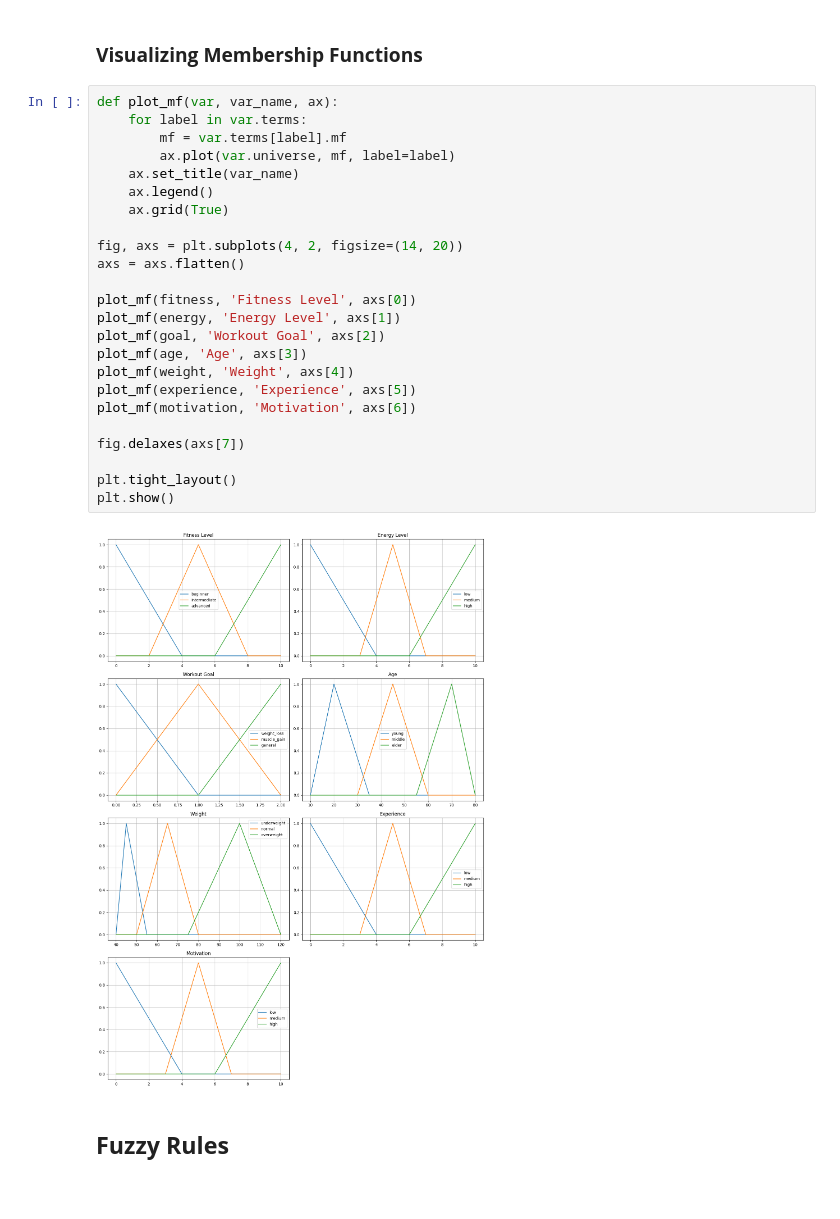
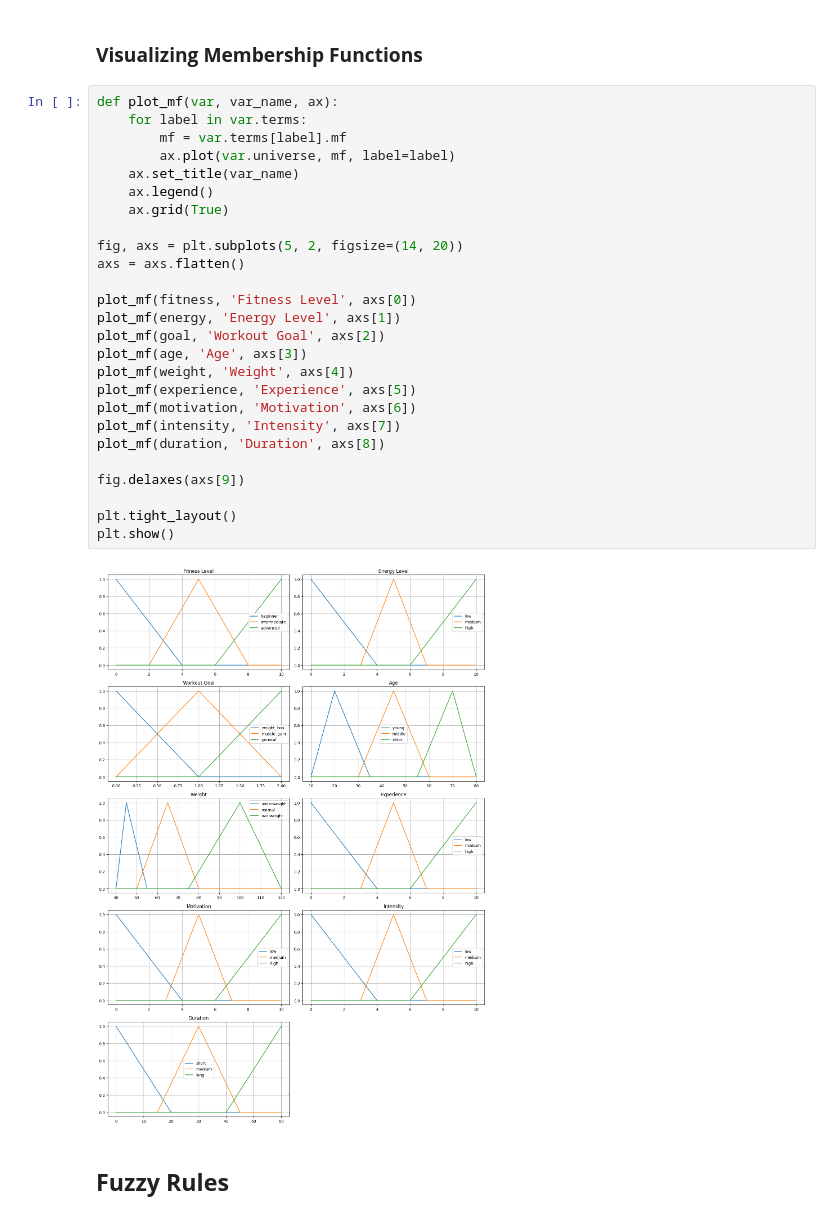
Before and after one commit to AMIN-nsri/fuzzy-logic-system-for-sport-exercise-recommendation, a Jupyter notebook: sport_exercise_recommendation_system.ipynb, the cells around one changed output. Cells and saved outputs as stored; diff of their text form; blank space fills up the shorter version.

```diff
--- a/sport_exercise_recommendation_system.ipynb
+++ b/sport_exercise_recommendation_system.ipynb
@@ -73,29 +77,31 @@ motivation['high'] = fuzz.trimf(motivation.universe, [6, 10, 10])
 # %%
 def plot_mf(var, var_name, ax):
     for label in var.terms:
         mf = var.terms[label].mf
         ax.plot(var.universe, mf, label=label)
     ax.set_title(var_name)
     ax.legend()
     ax.grid(True)
 
-fig, axs = plt.subplots(4, 2, figsize=(14, 20))
+fig, axs = plt.subplots(5, 2, figsize=(14, 20))
 axs = axs.flatten()
 
 plot_mf(fitness, 'Fitness Level', axs[0])
 plot_mf(energy, 'Energy Level', axs[1])
 plot_mf(goal, 'Workout Goal', axs[2])
 plot_mf(age, 'Age', axs[3])
 plot_mf(weight, 'Weight', axs[4])
 plot_mf(experience, 'Experience', axs[5])
 plot_mf(motivation, 'Motivation', axs[6])
+plot_mf(intensity, 'Intensity', axs[7])
+plot_mf(duration, 'Duration', axs[8])
 
-fig.delaxes(axs[7])
+fig.delaxes(axs[9])
 
 plt.tight_layout()
 plt.show()
 # %% [output]
-[figure, old version]
+[figure, new version]
 # %% [markdown]
 ## **Fuzzy Rules**
 # %%
```
Also changed, not shown: parts of 8 cells of this notebook.
